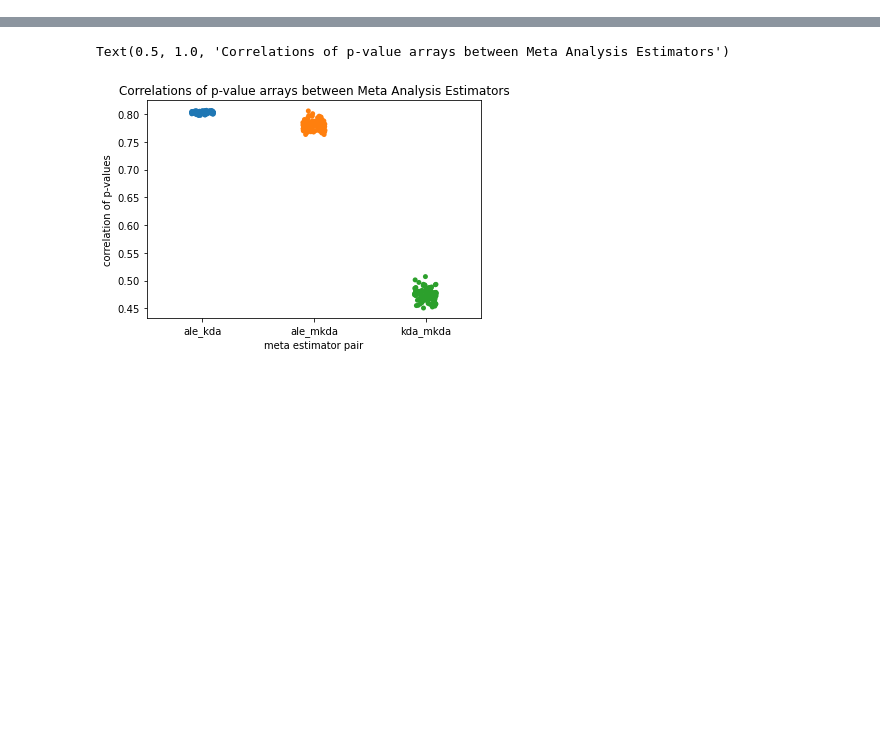
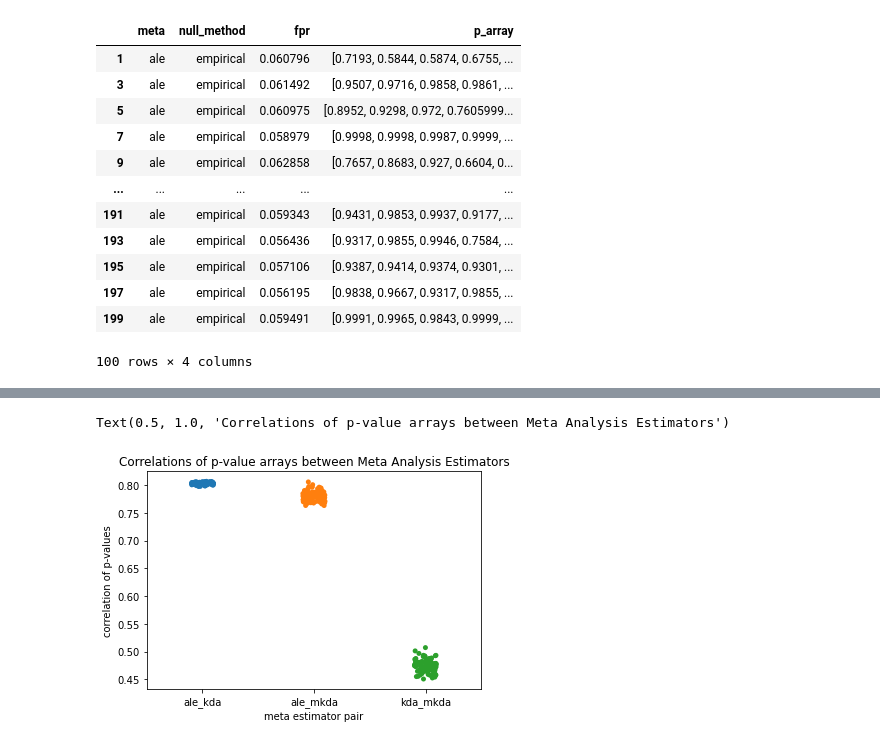
Before and after one commit to neurostuff/NiMARE, a Jupyter notebook: examples/test_performance.ipynb, the cells around one changed output, grey strips where cells are left out. Saved outputs shown, nothing was run; the diff lists cells and outputs as text; code cells hidden in the pictures; blank space fills up the shorter version.

```diff
--- a/examples/test_performance.ipynb
+++ b/examples/test_performance.ipynb
@@ -72,4 +68,20 @@ kda_mkda_corr = meta_p_correlations[:, 1, 2]
 # %%
 df_corr = pd.DataFrame({'ale_kda': ale_kda_corr, 'ale_mkda': ale_mkda_corr, 'kda_mkda': kda_mkda_corr})
 df_fpr = pd.DataFrame(meta_fpr).melt(var_name="meta_estimator", value_name="false_positive_rate")
+# %%
+estimator_df.query("(meta != 'mkda') & (null_method != 'analytic')")
+# %% [output]
+|  | meta | null_method | fpr | p_array |
+| 1 | ale | empirical | 0.060796 | [0.7193, 0.5844, 0.5874, 0.6755, ... |
+| 3 | ale | empirical | 0.061492 | [0.9507, 0.9716, 0.9858, 0.9861, ... |
+| 5 | ale | empirical | 0.060975 | [0.8952, 0.9298, 0.972, 0.7605999... |
+| 7 | ale | empirical | 0.058979 | [0.9998, 0.9998, 0.9987, 0.9999, ... |
+| 9 | ale | empirical | 0.062858 | [0.7657, 0.8683, 0.927, 0.6604, 0... |
+| ... | ... | ... | ... | ... |
+| 191 | ale | empirical | 0.059343 | [0.9431, 0.9853, 0.9937, 0.9177, ... |
+| 193 | ale | empirical | 0.056436 | [0.9317, 0.9855, 0.9946, 0.7584, ... |
+| 195 | ale | empirical | 0.057106 | [0.9387, 0.9414, 0.9374, 0.9301, ... |
+| 197 | ale | empirical | 0.056195 | [0.9838, 0.9667, 0.9317, 0.9855, ... |
+| 199 | ale | empirical | 0.059491 | [0.9991, 0.9965, 0.9843, 0.9999, ... |
+100 rows × 4 columns
 # %%
```
Also changed, not shown: parts of 14 cells of this notebook.
